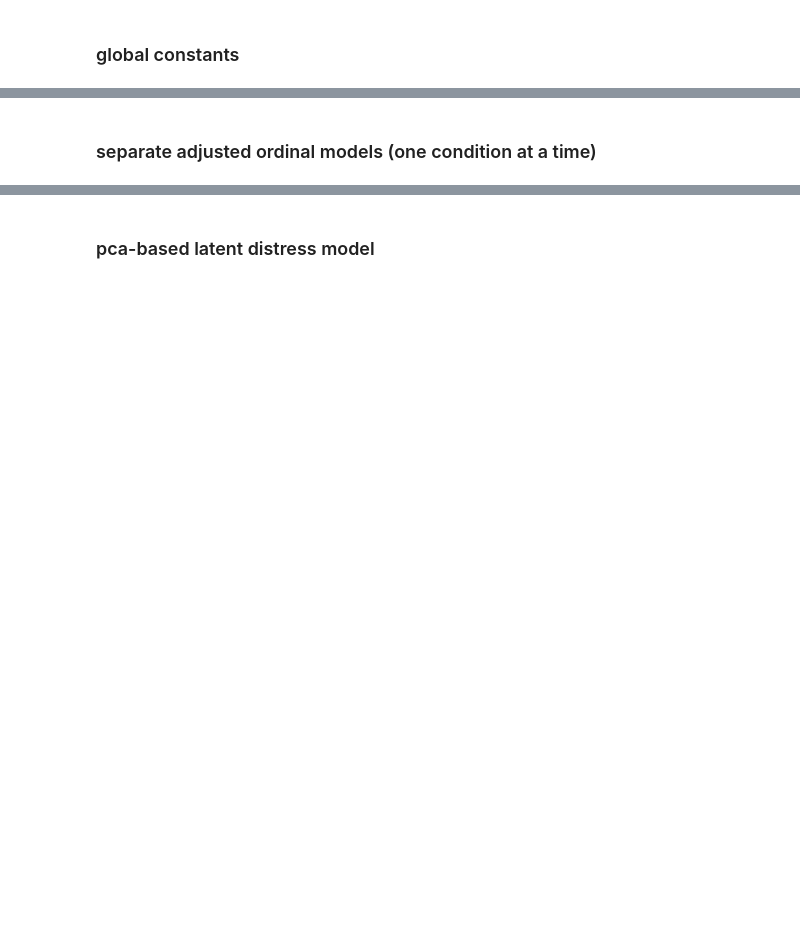
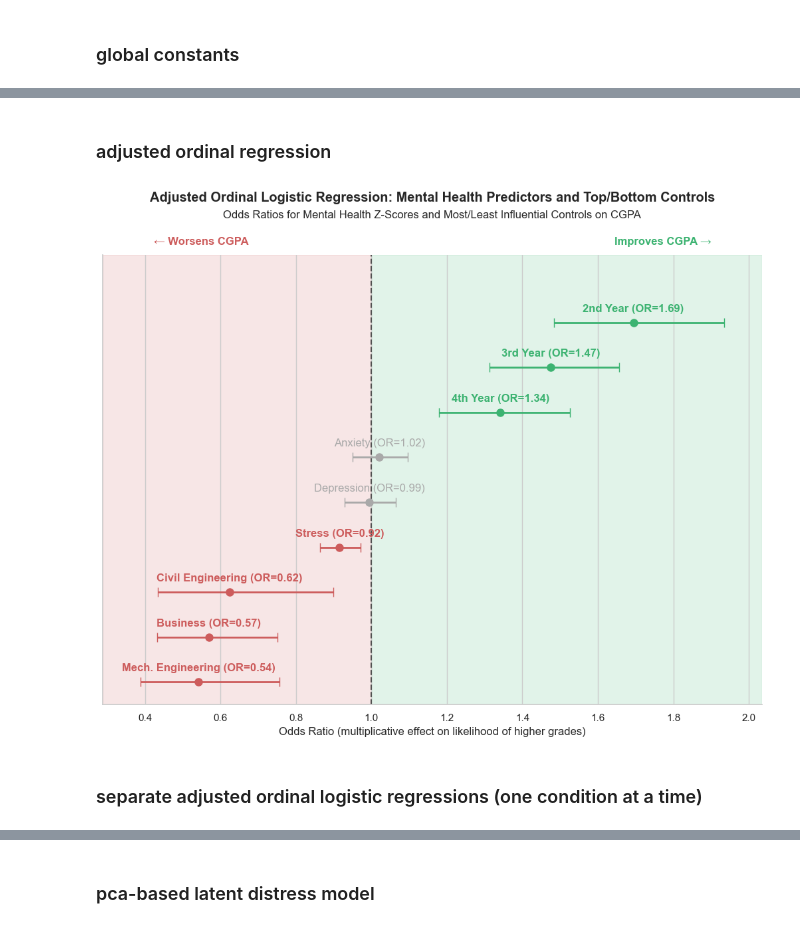
Before and after one commit to manuuu13/data7001_group15_project, a Jupyter notebook: mhp/cda.ipynb, the cells around one changed output, grey strips where cells are left out. Saved outputs shown, nothing was run; the diff lists cells and outputs as text; code cells hidden in the pictures; blank space fills up the shorter version.

```diff
--- a/mhp/cda.ipynb
+++ b/mhp/cda.ipynb
@@ -365,0 +219,54 @@ display(
+# %% [markdown]
+### adjusted ordinal regression
+# %%
+model_adjusted = OrderedModel(y, X_full, dists="logit")
+result_adjusted = model_adjusted.fit(method="bfgs", disp=False)
+
+features_adjusted = X_full.columns.tolist()
+conf_adjusted = result_adjusted.conf_int()
+results_adjusted = (
+    pd.DataFrame(
+        {
+            "term": features_adjusted,
+            "odds_ratio": np.exp(result_adjusted.params[features_adjusted]),
+            "ci_low": np.exp(conf_adjusted.loc[features_adjusted, 0]),
+            "ci_high": np.exp(conf_adjusted.loc[features_adjusted, 1]),
+            "p_value": result_adjusted.pvalues[features_adjusted],
+        }
+    )
+    .sort_values("odds_ratio")
+    .reset_index(drop=True)
+)
+
+# select mental health predictor rows
+# and the three lowest/highest control variables by odds ratio
+plot_df = (
+    pd.concat(
+        [
+            results_adjusted[results_adjusted["term"].isin(Z_SCORE_COLS)],
+            results_adjusted[
+                ~results_adjusted["term"].isin(Z_SCORE_COLS)
+            ].nsmallest(3, "odds_ratio"),
+            results_adjusted[
+                ~results_adjusted["term"].isin(Z_SCORE_COLS)
+            ].nlargest(3, "odds_ratio"),
+        ]
+    )
+    .drop_duplicates(subset=["term"])
+    .sort_values("odds_ratio")
+)
+
+fig, ax = plot_forest(plot_df, "", figsize=(10, 8))
+fig.suptitle(
+    "Adjusted Ordinal Logistic Regression: Mental Health Predictors and Top/Bottom Controls",
+    fontweight="bold",
+    y=1.03,
+)
+ax.set_title(
+    "Odds Ratios for Mental Health Z-Scores and Most/Least Influential Controls on CGPA",
+    y=1.07,
+)
+
+plt.show()
+# %% [output]
+[figure, added]
@@ -366,2 +279,2 @@ display(
 # %% [markdown]
-### separate adjusted ordinal models (one condition at a time)
+### separate adjusted ordinal logistic regressions (one condition at a time)
```
Also changed, not shown: parts of 30 cells of this notebook, 18 other files.
